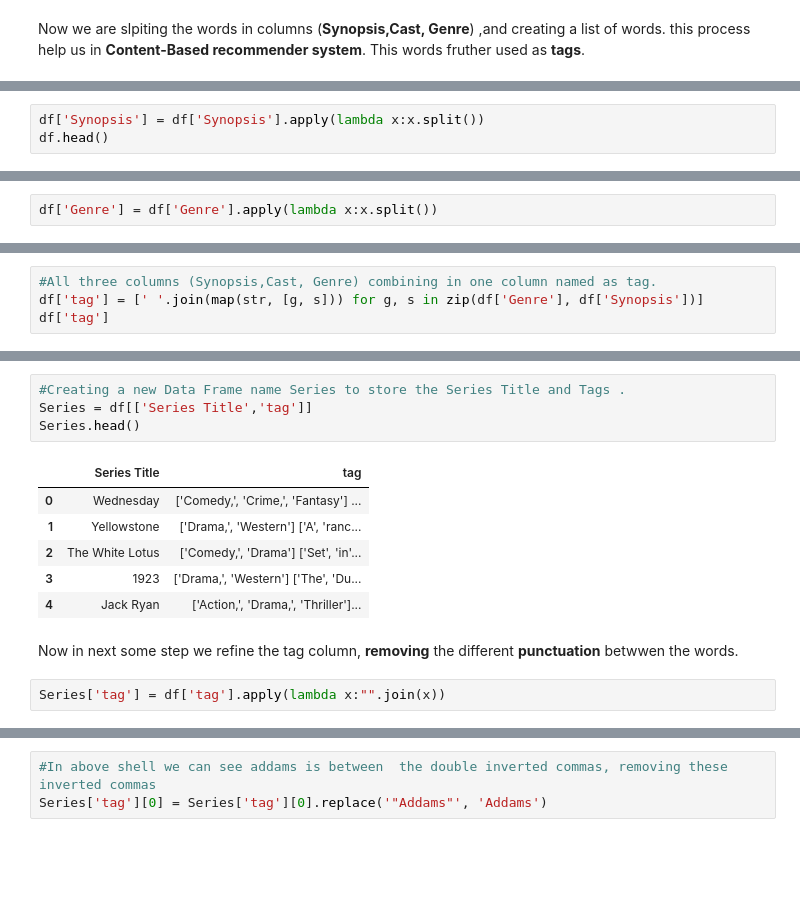
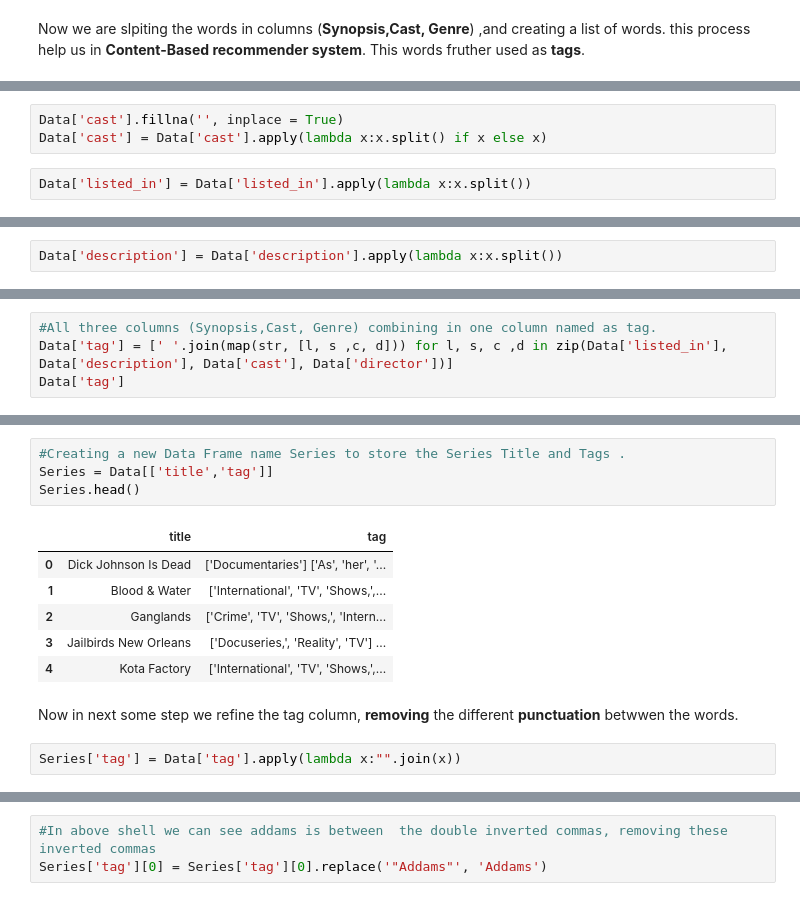
Before and after one commit to Abhishek-D7/Web-Series-RecommenderSystem, a Jupyter notebook: recommender-system.ipynb, the cells around one changed output, grey strips where cells are left out. Saved outputs shown, nothing was run; the diff lists cells and outputs as text; blank space fills up the shorter version.

```diff
--- a/recommender-system.ipynb
+++ b/recommender-system.ipynb
@@ -116,3 +95,5 @@ Now we are slpiting the words in columns (**Synopsis,Cast, Genre**) ,and creatin
+# %%
+Data['cast'].fillna('', inplace = True)
+Data['cast'] = Data['cast'].apply(lambda x:x.split() if x else x)
 # %%
-df['Synopsis'] = df['Synopsis'].apply(lambda x:x.split())
-df.head()
+Data['listed_in'] = Data['listed_in'].apply(lambda x:x.split())
@@ -129,3 +100,3 @@ df['Cast'] = df['Cast'].apply(lambda x:x.split() if x else x)
 # %%
-df['Genre'] = df['Genre'].apply(lambda x:x.split())
+Data['description'] = Data['description'].apply(lambda x:x.split())
 # %%
@@ -140,5 +111,5 @@ df.head()
 # %%
 #All three columns (Synopsis,Cast, Genre) combining in one column named as tag.
-df['tag'] = [' '.join(map(str, [g, s])) for g, s in zip(df['Genre'], df['Synopsis'])]
-df['tag']
+Data['tag'] = [' '.join(map(str, [l, s ,c, d])) for l, s, c ,d in zip(Data['listed_in'], Data['description'], Data['cast'], Data['director'])]
+Data['tag']
 # %% [output]
@@ -157,18 +128,18 @@ Name: tag, Length: 40000, dtype: object
 # %%
 #Creating a new Data Frame name Series to store the Series Title and Tags .
-Series = df[['Series Title','tag']]
+Series = Data[['title','tag']]
 Series.head()
 # %% [output]
-|  | Series Title | tag |
-| 0 | Wednesday | ['Comedy,', 'Crime,', 'Fantasy'] ... |
-| 1 | Yellowstone | ['Drama,', 'Western'] ['A', 'ranc... |
-| 2 | The White Lotus | ['Comedy,', 'Drama'] ['Set', 'in'... |
-| 3 | 1923 | ['Drama,', 'Western'] ['The', 'Du... |
-| 4 | Jack Ryan | ['Action,', 'Drama,', 'Thriller']... |
+|  | title | tag |
+| 0 | Dick Johnson Is Dead | ['Documentaries'] ['As', 'her', '... |
+| 1 | Blood & Water | ['International', 'TV', 'Shows,',... |
+| 2 | Ganglands | ['Crime', 'TV', 'Shows,', 'Intern... |
+| 3 | Jailbirds New Orleans | ['Docuseries,', 'Reality', 'TV'] ... |
+| 4 | Kota Factory | ['International', 'TV', 'Shows,',... |
 # %% [markdown]
 Now in next some step we refine the tag column, **removing** the different **punctuation** betwwen the words.
 # %%
-Series['tag'] = df['tag'].apply(lambda x:"".join(x))
+Series['tag'] = Data['tag'].apply(lambda x:"".join(x))
 # %%
 Series['tag'][0]
 # %% [output]
```
Also changed, not shown: parts of 33 cells of this notebook.
